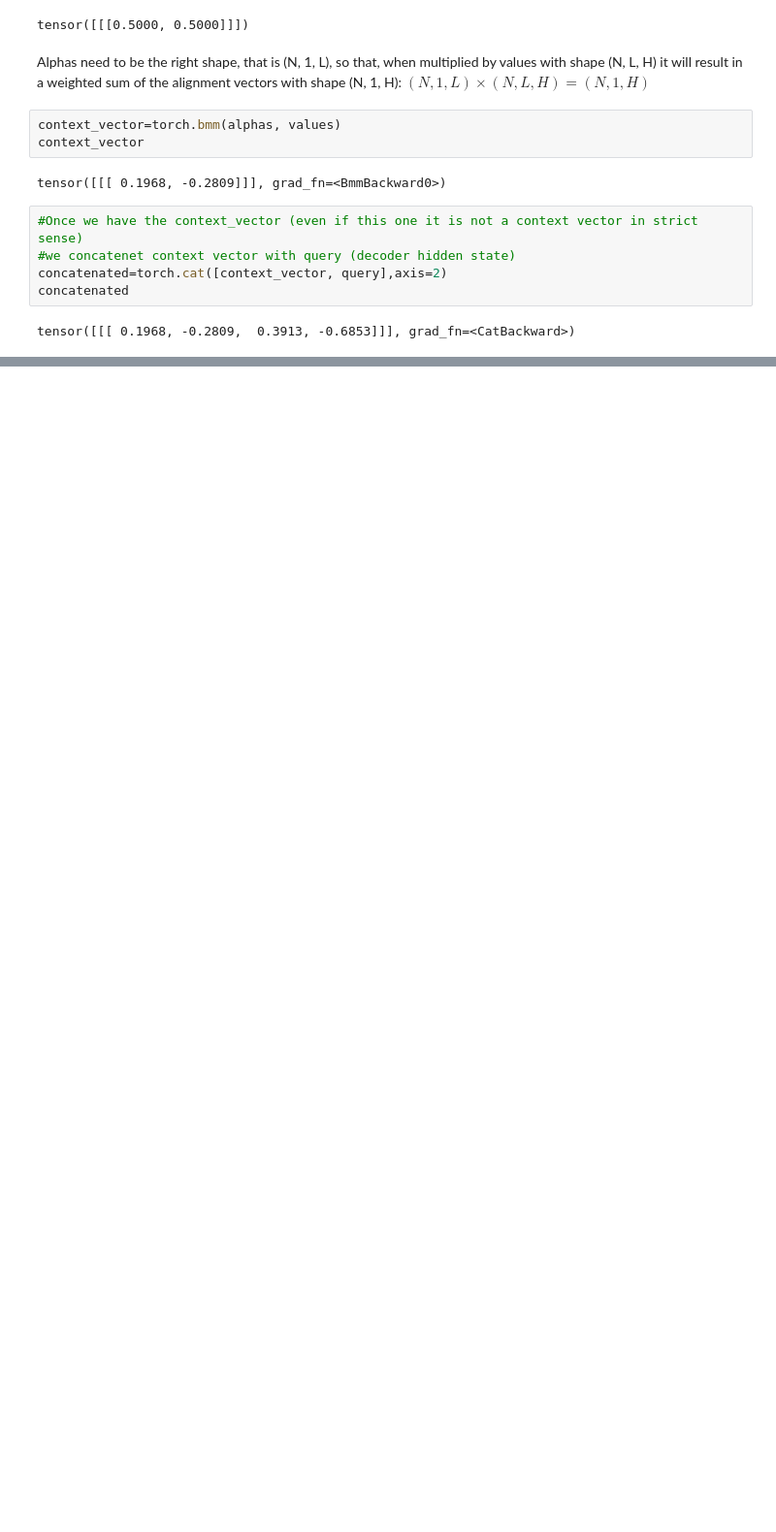
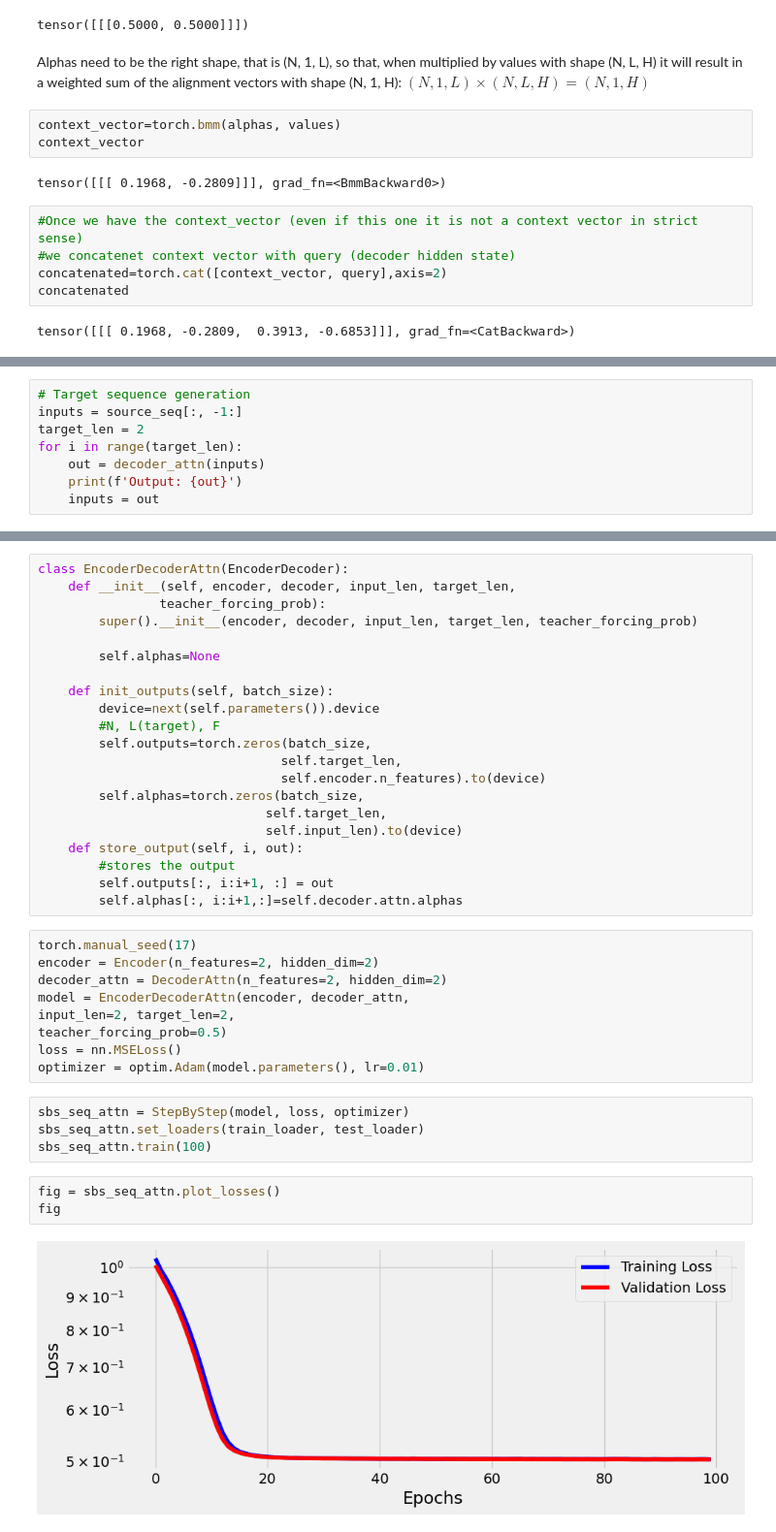
Before and after one commit to al-velazquez/EncoderNDecoder, a Jupyter notebook: Seq2Seq.ipynb, the cells around one changed output, grey strips where cells are left out. Shown at 97% size. Saved outputs shown, nothing was run; the diff lists cells and outputs as text; blank space fills up the shorter version.

```diff
--- a/Seq2Seq.ipynb
+++ b/Seq2Seq.ipynb
@@ -371,0 +513,8 @@ The scoring method determine if two vectors are $\textbf{similar}$. One way to a
+# %%
+# Target sequence generation
+inputs = source_seq[:, -1:]
+target_len = 2
+for i in range(target_len):
+    out = decoder_attn(inputs)
+    print(f'Output: {out}')
+    inputs = out
@@ -371,0 +528,39 @@ The scoring method determine if two vectors are $\textbf{similar}$. One way to a
+# %%
+class EncoderDecoderAttn(EncoderDecoder):
+    def __init__(self, encoder, decoder, input_len, target_len,
+                teacher_forcing_prob):
+        super().__init__(encoder, decoder, input_len, target_len, teacher_forcing_prob)
+
+        self.alphas=None
+
+    def init_outputs(self, batch_size):
+        device=next(self.parameters()).device
+        #N, L(target), F
+        self.outputs=torch.zeros(batch_size,
+                                self.target_len,
+                                self.encoder.n_features).to(device)
+        self.alphas=torch.zeros(batch_size,
+                              self.target_len,
+                              self.input_len).to(device)
+    def store_output(self, i, out):
+        #stores the output
+        self.outputs[:, i:i+1, :] = out
+        self.alphas[:, i:i+1,:]=self.decoder.attn.alphas
+# %%
+torch.manual_seed(17)
+encoder = Encoder(n_features=2, hidden_dim=2)
+decoder_attn = DecoderAttn(n_features=2, hidden_dim=2)
+model = EncoderDecoderAttn(encoder, decoder_attn,
+input_len=2, target_len=2,
+teacher_forcing_prob=0.5)
+loss = nn.MSELoss()
+optimizer = optim.Adam(model.parameters(), lr=0.01)
+# %%
+sbs_seq_attn = StepByStep(model, loss, optimizer)
+sbs_seq_attn.set_loaders(train_loader, test_loader)
+sbs_seq_attn.train(100)
+# %%
+fig = sbs_seq_attn.plot_losses()
+fig
+# %% [output]
+[figure, added]
```
Also changed, not shown: parts of 23 cells of this notebook.
